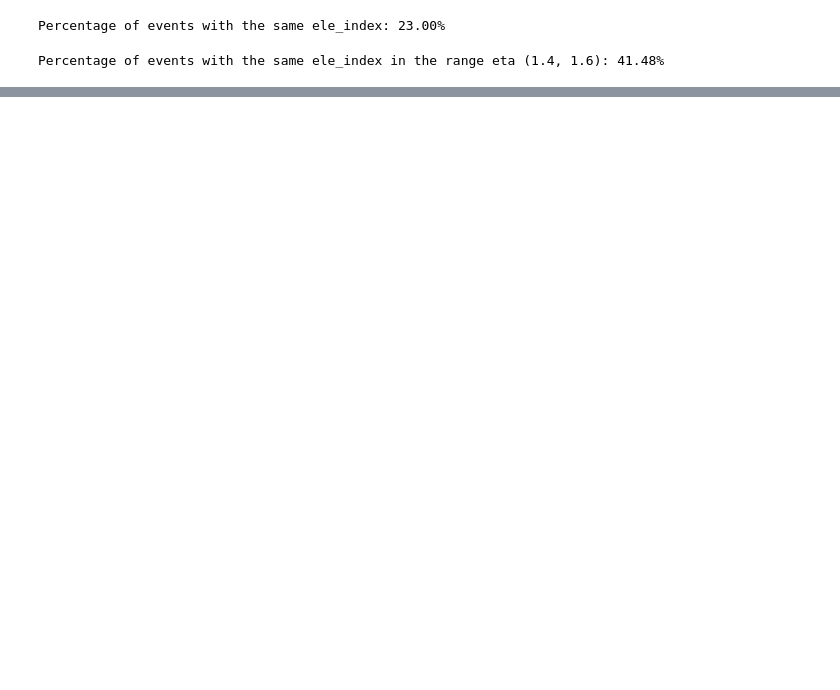
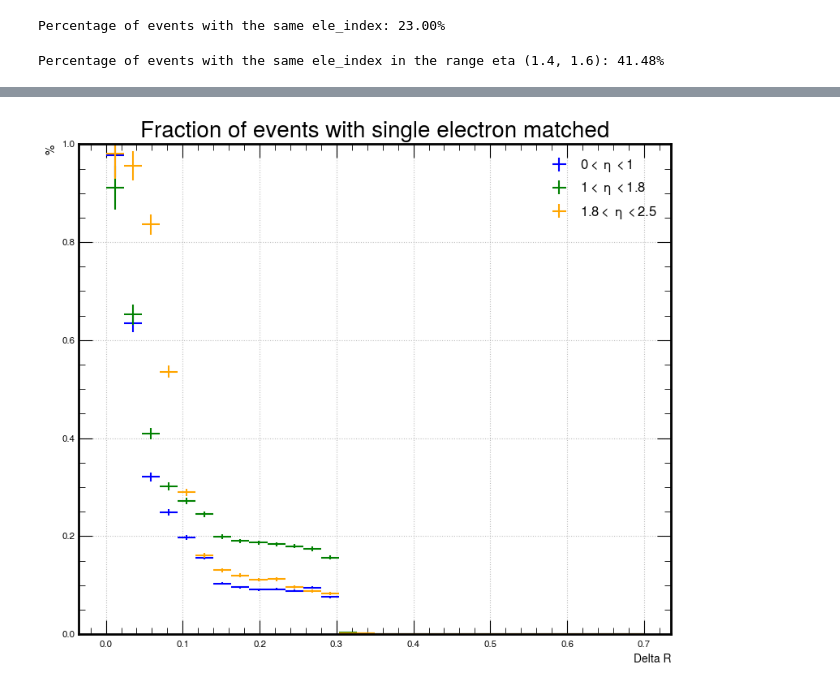
Before and after one commit to Cirrinci/CMS_Simulation, a Jupyter notebook: overlapping_ele2.ipynb, the cells around one changed output, grey strips where cells are left out. Cells and saved outputs as stored; diff of their text form; code cells hidden in the pictures; blank space fills up the shorter version.

```diff
--- a/overlapping_ele2.ipynb
+++ b/overlapping_ele2.ipynb
@@ -499 +515,67 @@ print(len(same_ele_events))
+# %%
+mask_e1 =(energy_ratio>0.8)&(energy_ratio<1.2)
+mask_e3 =energy_ratio>3
+
+def fraction_same_ele_index_vs_deltaR(num_intervals):
+    deltaR_max = 0.7
+    deltaR_values, y = np.linspace(0, deltaR_max, num_intervals + 1, retstep=True)
+    mask_e1_g = (grouped_deltas.eta_mean<1)&(grouped_deltas.eta_mean>0)
+    mask_e3_g =(grouped_deltas.eta_mean<1.8)&(grouped_deltas.eta_mean>1)
+    mask_e0_g =(grouped_deltas.eta_mean<2.5)&(grouped_deltas.eta_mean>1.8)
+    mask_e1 = (same_ele_events.eta_mean<1)&(same_ele_events.eta_mean>0)
+    mask_e3 =(same_ele_events.eta_mean<1.8)&(same_ele_events.eta_mean>1)
+    mask_e0 =(same_ele_events.eta_mean<2.5)&(same_ele_events.eta_mean>1.8)
+
+    masks = [(mask_e1,mask_e1_g),
+             (mask_e3,mask_e3_g),
+             (mask_e0,mask_e0_g)]
+
+    names = ['$0< \; \eta \; <1$', '$1< \; \eta \; <1.8$','$1.8< \; \eta \; <2.5$']
+    colors= ["blue", "green", "orange"]
+    plt.figure(figsize=(8,7), dpi=100)  # Larger figsize
+    for (mask_same, mask_all), name, color in zip(masks, names, colors):
+
+        fraction_list = []
+        yer = []
+
+        # mask_en_same = (same_ele_events.energy_ratio > 0.8)&(same_ele_events.energy_ratio > 1.2)
+        # mask_en_same2 = (same_ele_events.energy_ratio > 3)
+       #for mask_en in [True, mask_en_same, mask_en_same2)
+        for i in range(len(deltaR_values) - 1):
+            lower_bound = deltaR_values[i]
+            upper_bound = deltaR_values[i + 1]
+            #print('interval=[',lower_bound,upper_bound,']')
+            mask = (same_ele_events['deltaR'] > lower_bound) & (same_ele_events['deltaR'] <= upper_bound) & mask_same
+            mask2 = (grouped_deltas['deltaR'] > lower_bound) & (grouped_deltas['deltaR'] <= upper_bound) & mask_all
+
+
+            n1 = len(same_ele_events[mask])
+            #print('n1: ',n1)
+            ntot = len(grouped_deltas[mask2])
+            #print('ntot: ',ntot)
+            if ntot == 0:
+                ntot = 1
+            fraction = n1 / ntot
+            fraction_list.append(fraction)
+            yer.append(np.sqrt(n1 + n1**2 / ntot) / ntot)
+
+
+        plt.errorbar(deltaR_values[:-1] + y / 2, fraction_list, xerr=np.ones(num_intervals) * y / 2, yerr=yer, fmt='none',
+                    label=name, c=color)
+        #plt.scatter(deltaR_values[:-1] + y / 2, fraction_list)
+    plt.xlabel('Delta R')
+    plt.ylabel('%')
+    plt.ylim(0, 1)
+    plt.title('Fraction of events with single electron matched', fontsize=20)
+    plt.grid(True)
+    plt.tight_layout()
+
+    plt.legend(fontsize=12)
+    plt.savefig('plots/sameelle_deltaR_eta.png')
+    plt.show()
+
+num_intervals = 30
+fraction_same_ele_index_vs_deltaR(num_intervals)
+# %% [output]
+[figure, added]
 # %%
```
Also changed, not shown: parts of 26 cells of this notebook.
